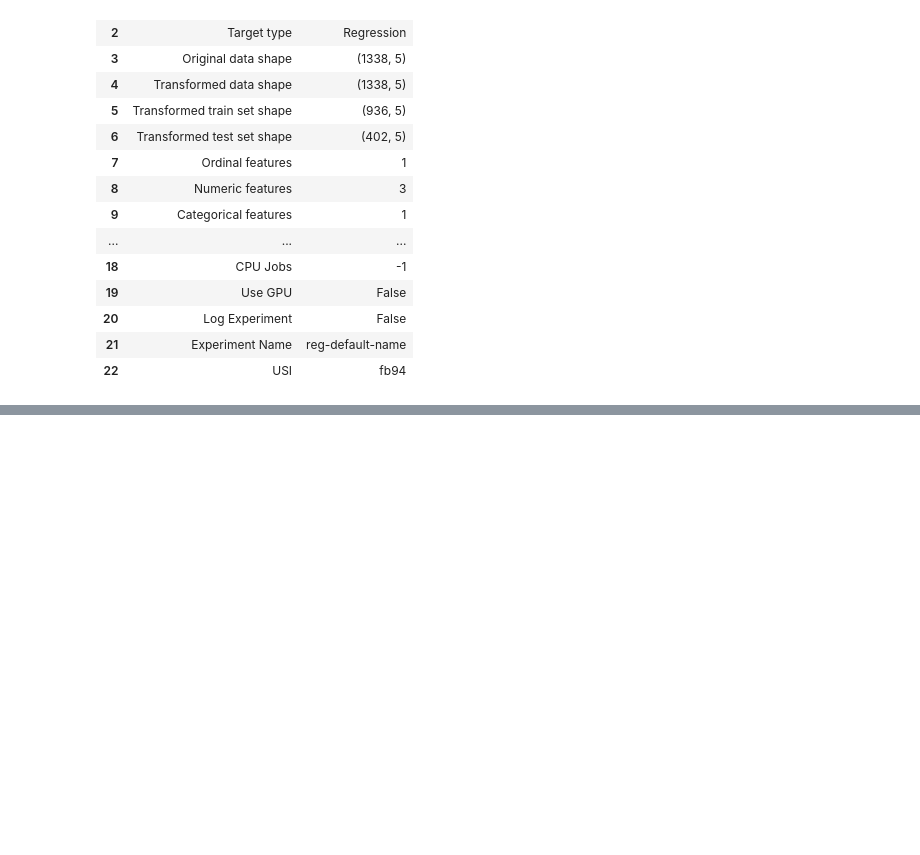
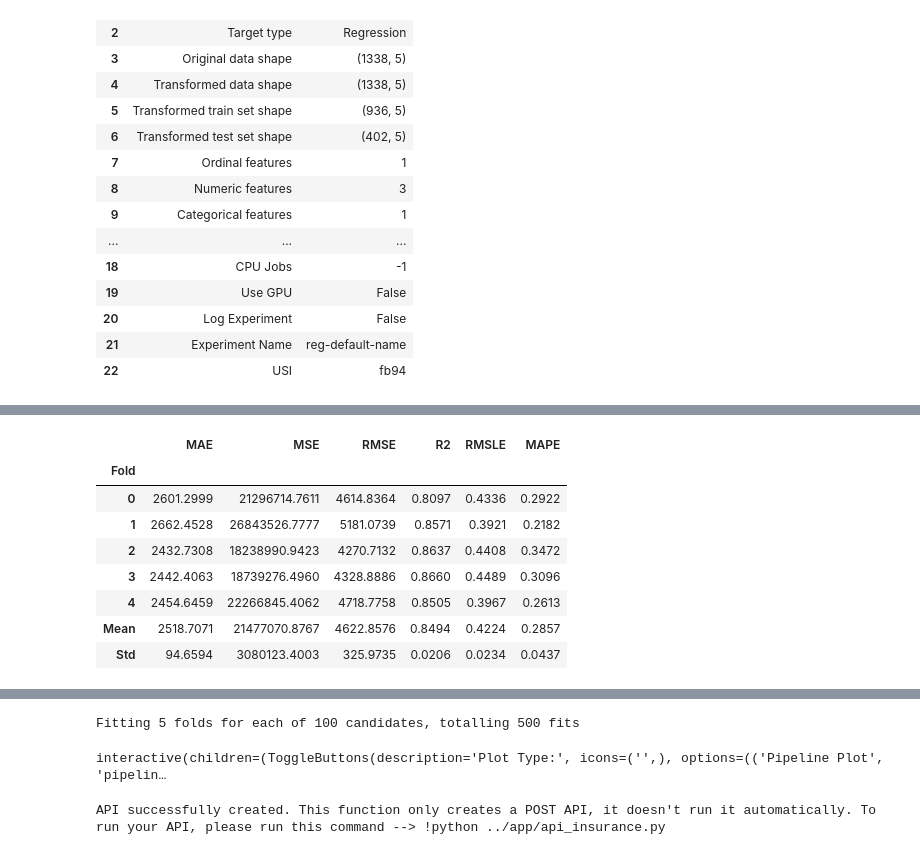
Before and after one commit to JoaoFelipin/AutoML_googleCloud, a Jupyter notebook: notebooks/insurance_auto_ML.ipynb, the cells around one changed output, grey strips where cells are left out. Cells and saved outputs as stored; diff of their text form; code cells hidden in the pictures; blank space fills up the shorter version.

```diff
--- a/notebooks/insurance_auto_ML.ipynb
+++ b/notebooks/insurance_auto_ML.ipynb
@@ -65,3 +65,6 @@ best_model = compare_models()
 | omp | Orthogonal Matching Pursuit | 8946.5236 | 132781880.3487 | 11449.4592 | 0.0752 | 0.8697 | 1.1297 | 0.0930 |
 | dummy | Dummy Regressor | 8974.4138 | 145289156.8000 | 11977.7235 | -0.0104 | 0.9920 | 1.4926 | 0.1500 |
 [interactive output not drawn]
+# %%
+tuned_model = tune_model(best_model,fold=5,n_iter=100)
+# %% [output]
@@ -67,0 +72,9 @@ best_model = compare_models()
+|  | MAE | MSE | RMSE | R2 | RMSLE | MAPE |
+| Fold |  |  |  |  |  |  |
+| 0 | 2601.2999 | 21296714.7611 | 4614.8364 | 0.8097 | 0.4336 | 0.2922 |
+| 1 | 2662.4528 | 26843526.7777 | 5181.0739 | 0.8571 | 0.3921 | 0.2182 |
+| 2 | 2432.7308 | 18238990.9423 | 4270.7132 | 0.8637 | 0.4408 | 0.3472 |
+| 3 | 2442.4063 | 18739276.4960 | 4328.8886 | 0.8660 | 0.4489 | 0.3096 |
+| 4 | 2454.6459 | 22266845.4062 | 4718.7758 | 0.8505 | 0.3967 | 0.2613 |
+| Mean | 2518.7071 | 21477070.8767 | 4622.8576 | 0.8494 | 0.4224 | 0.2857 |
+| Std | 94.6594 | 3080123.4003 | 325.9735 | 0.0206 | 0.0234 | 0.0437 |
@@ -67,0 +82,5 @@ best_model = compare_models()
+Fitting 5 folds for each of 100 candidates, totalling 500 fits
+# %%
+evaluate_model(tuned_model)
+# %% [output]
+interactive(children=(ToggleButtons(description='Plot Type:', icons=('',), options=(('Pipeline Plot', 'pipelin…
@@ -67,0 +89,6 @@ best_model = compare_models()
+# %%
+os.makedirs('../app',exist_ok=True)
+
+create_api(final_model,'../app/api_insurance')
+# %% [output]
+API successfully created. This function only creates a POST API, it doesn't run it automatically. To run your API, please run this command --> !python ../app/api_insurance.py
```
Also changed, not shown: parts of 2 cells of this notebook.
